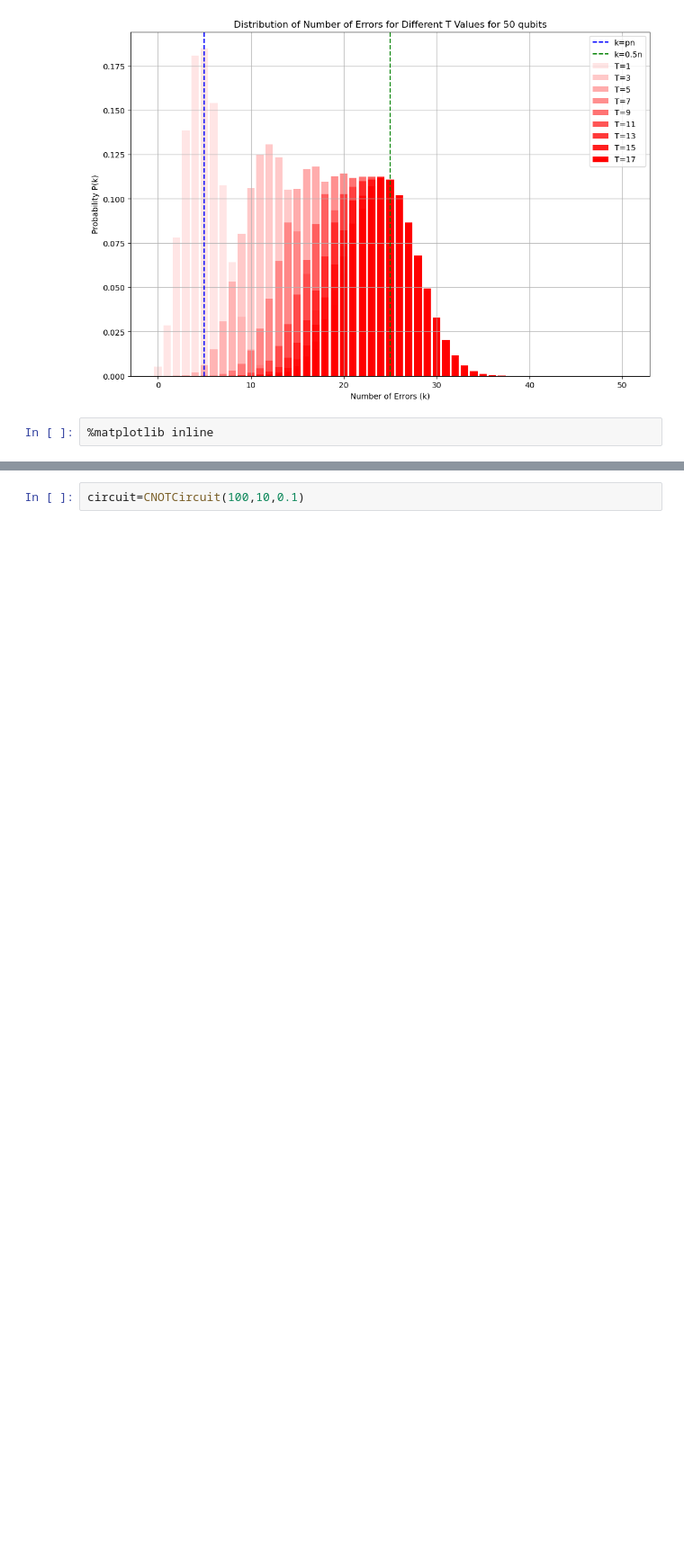
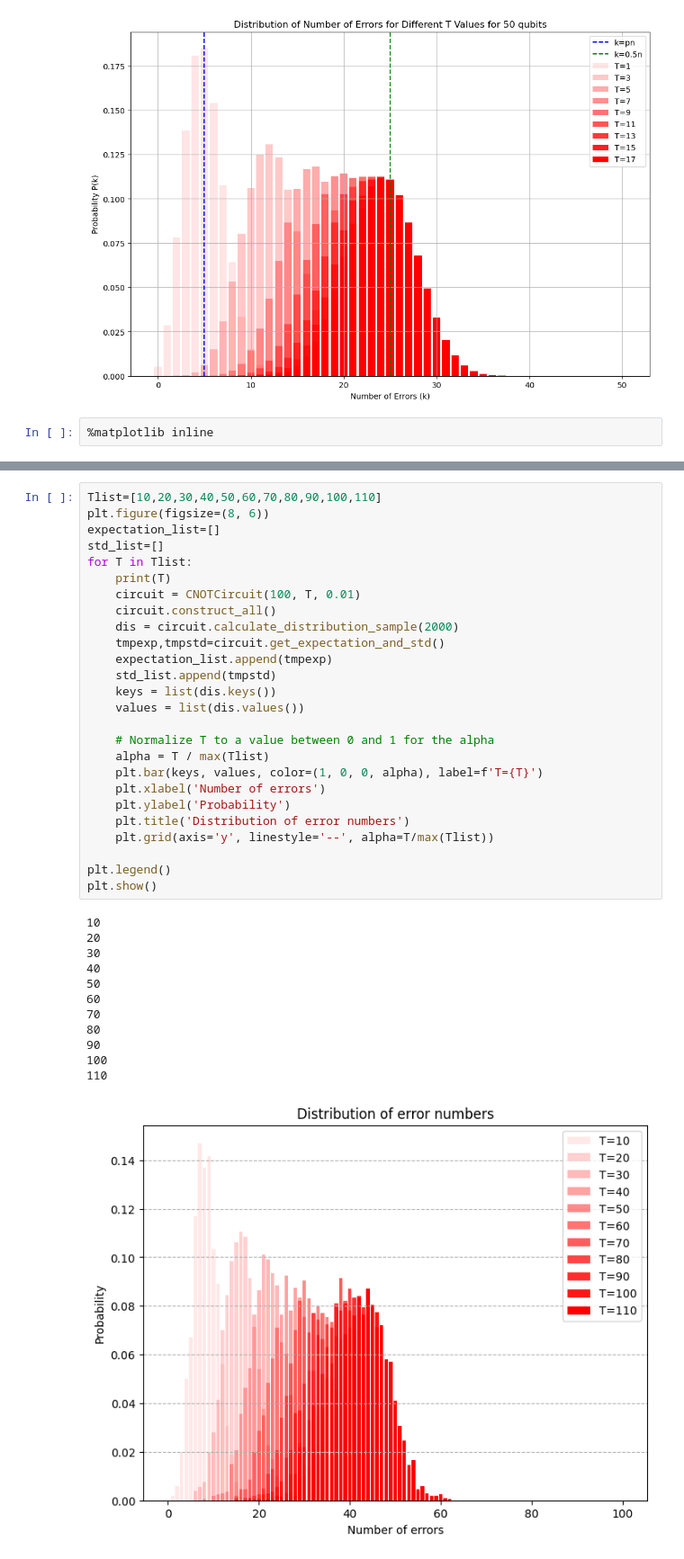
Before and after one commit to yezhuoyang/Qerrorprop, a Jupyter notebook: examples.ipynb, the cells around one changed output, grey strips where cells are left out. Shown at 90% size. Cells and saved outputs as stored; diff of their text form; blank space fills up the shorter version.

Commit message:
Random CNOT circuit experiments

```diff
--- a/examples.ipynb
+++ b/examples.ipynb
@@ -158,2 +159,39 @@ from CNOTCircuit import CNOTCircuit
 # %%
-circuit=CNOTCircuit(100,10,0.1)
+Tlist=[10,20,30,40,50,60,70,80,90,100,110]
+plt.figure(figsize=(8, 6))
+expectation_list=[]
+std_list=[]
+for T in Tlist:
+    print(T)
+    circuit = CNOTCircuit(100, T, 0.01)
+    circuit.construct_all()
+    dis = circuit.calculate_distribution_sample(2000)
+    tmpexp,tmpstd=circuit.get_expectation_and_std()
+    expectation_list.append(tmpexp)
+    std_list.append(tmpstd)
+    keys = list(dis.keys())
+    values = list(dis.values())
+
+    # Normalize T to a value between 0 and 1 for the alpha
+    alpha = T / max(Tlist)
+    plt.bar(keys, values, color=(1, 0, 0, alpha), label=f'T={T}')
+    plt.xlabel('Number of errors')
+    plt.ylabel('Probability')
+    plt.title('Distribution of error numbers')
+    plt.grid(axis='y', linestyle='--', alpha=T/max(Tlist))
+
+plt.legend()
+plt.show()
+# %% [output]
+10
+20
+30
+40
+50
+60
+70
+80
+90
+100
+110
+[figure, added]
```
Also changed, not shown: parts of 19 cells of this notebook, 2 other files.
